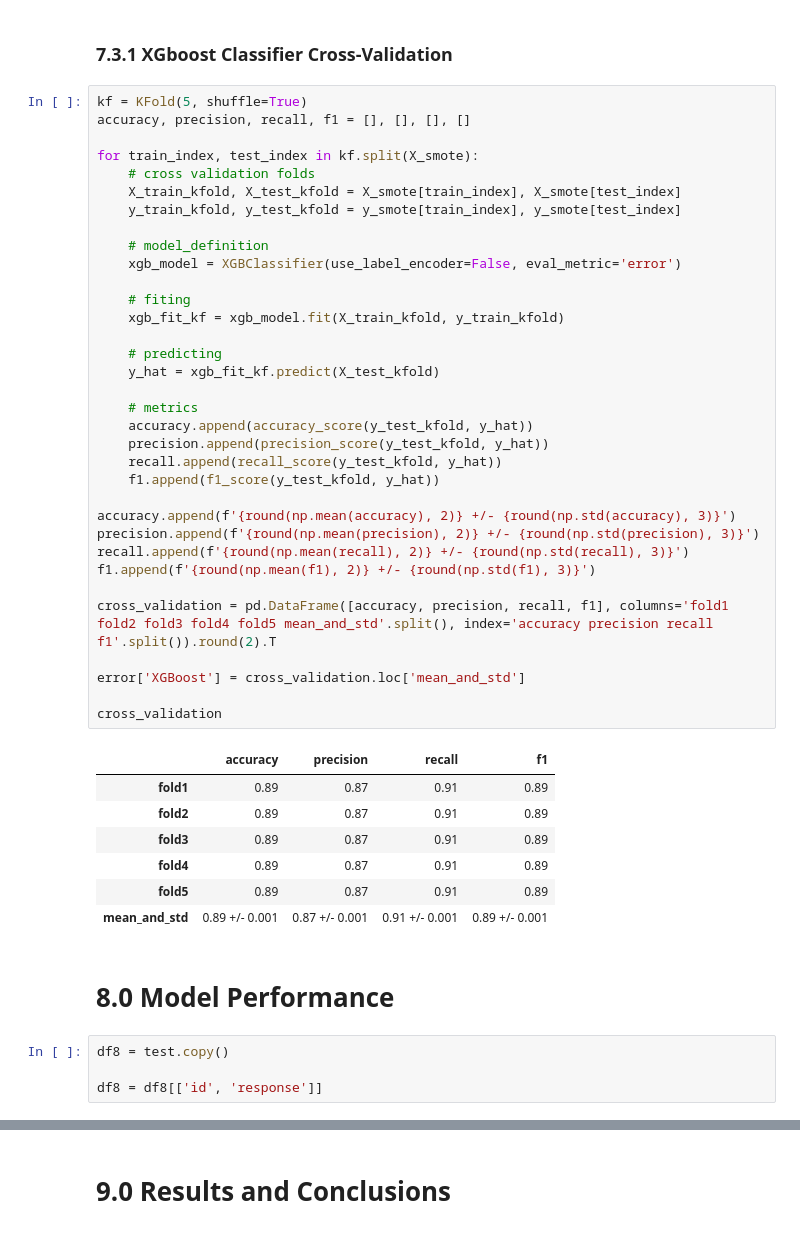
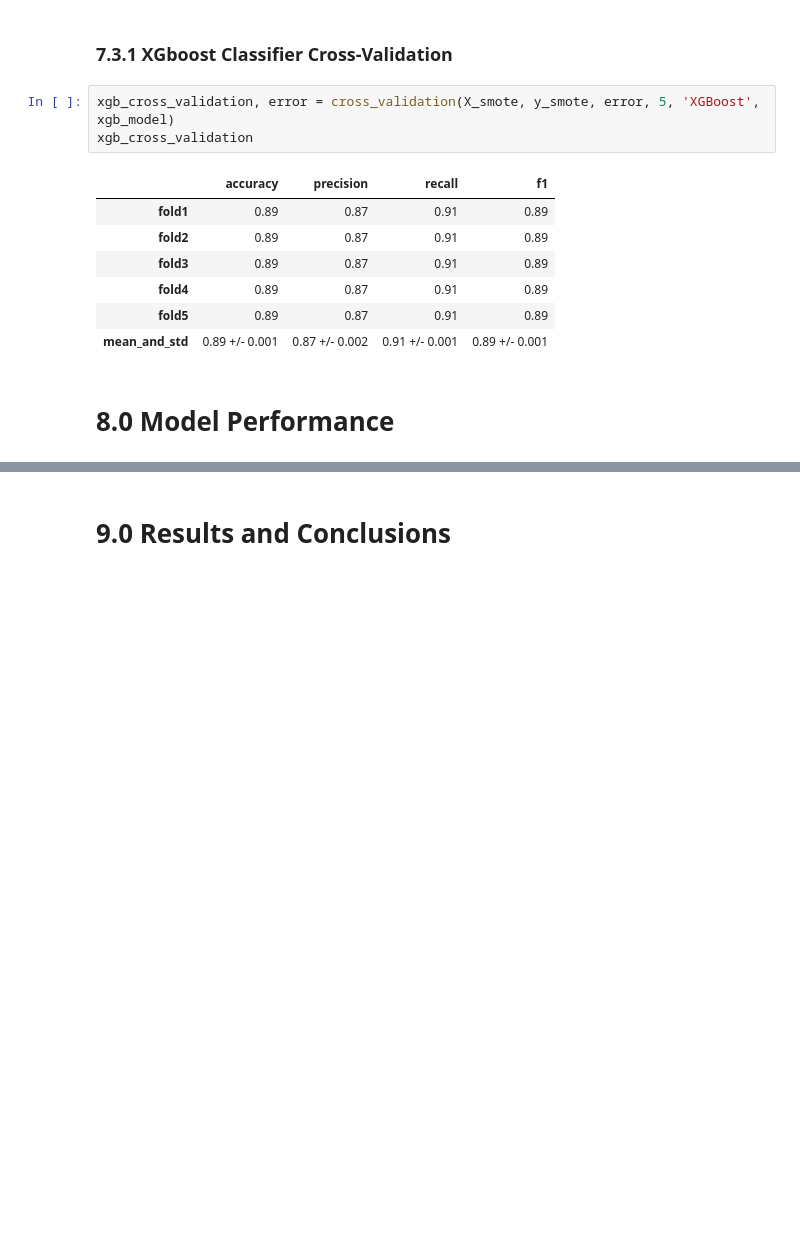
Before and after one commit to Samoelmoura/insurance_sales_predict, a Jupyter notebook: notebooks/1.0.final_project.ipynb, the cells around one changed output, grey strips where cells are left out. Cells and saved outputs as stored; diff of their text form; blank space fills up the shorter version.

```diff
--- a/notebooks/1.0.final_project.ipynb
+++ b/notebooks/1.0.final_project.ipynb
@@ -1192,50 +1127,15 @@ Sem overfiting
 # %% [markdown]
 ### 7.3.1 XGboost Classifier Cross-Validation
 # %%
-kf = KFold(5, shuffle=True)
-accuracy, precision, recall, f1 = [], [], [], []
-
-for train_index, test_index in kf.split(X_smote):
-    # cross validation folds
-    X_train_kfold, X_test_kfold = X_smote[train_index], X_smote[test_index]
-    y_train_kfold, y_test_kfold = y_smote[train_index], y_smote[test_index]
-
-    # model_definition
-    xgb_model = XGBClassifier(use_label_encoder=False, eval_metric='error')
-
-    # fiting
-    xgb_fit_kf = xgb_model.fit(X_train_kfold, y_train_kfold)
-
-    # predicting
-    y_hat = xgb_fit_kf.predict(X_test_kfold)
-
-    # metrics
-    accuracy.append(accuracy_score(y_test_kfold, y_hat))
-    precision.append(precision_score(y_test_kfold, y_hat))
-    recall.append(recall_score(y_test_kfold, y_hat))
-    f1.append(f1_score(y_test_kfold, y_hat))
-
-accuracy.append(f'{round(np.mean(accuracy), 2)} +/- {round(np.std(accuracy), 3)}')
-precision.append(f'{round(np.mean(precision), 2)} +/- {round(np.std(precision), 3)}')
-recall.append(f'{round(np.mean(recall), 2)} +/- {round(np.std(recall), 3)}')
-f1.append(f'{round(np.mean(f1), 2)} +/- {round(np.std(f1), 3)}')
-
-cross_validation = pd.DataFrame([accuracy, precision, recall, f1], columns='fold1 fold2 fold3 fold4 fold5 mean_and_std'.split(), index='accuracy precision recall f1'.split()).round(2).T
-
-error['XGBoost'] = cross_validation.loc['mean_and_std']
-
-cross_validation
+xgb_cross_validation, error = cross_validation(X_smote, y_smote, error, 5, 'XGBoost', xgb_model)
+xgb_cross_validation
 # %% [output]
 |  | accuracy | precision | recall | f1 |
 | fold1 | 0.89 | 0.87 | 0.91 | 0.89 |
 | fold2 | 0.89 | 0.87 | 0.91 | 0.89 |
 | fold3 | 0.89 | 0.87 | 0.91 | 0.89 |
 | fold4 | 0.89 | 0.87 | 0.91 | 0.89 |
 | fold5 | 0.89 | 0.87 | 0.91 | 0.89 |
-| mean_and_std | 0.89 +/- 0.001 | 0.87 +/- 0.001 | 0.91 +/- 0.001 | 0.89 +/- 0.001 |
+| mean_and_std | 0.89 +/- 0.001 | 0.87 +/- 0.002 | 0.91 +/- 0.001 | 0.89 +/- 0.001 |
 # %% [markdown]
 # 8.0 Model Performance
-# %%
-df8 = test.copy()
-
-df8 = df8[['id', 'response']]
```
Also changed, not shown: parts of 75 cells of this notebook.
